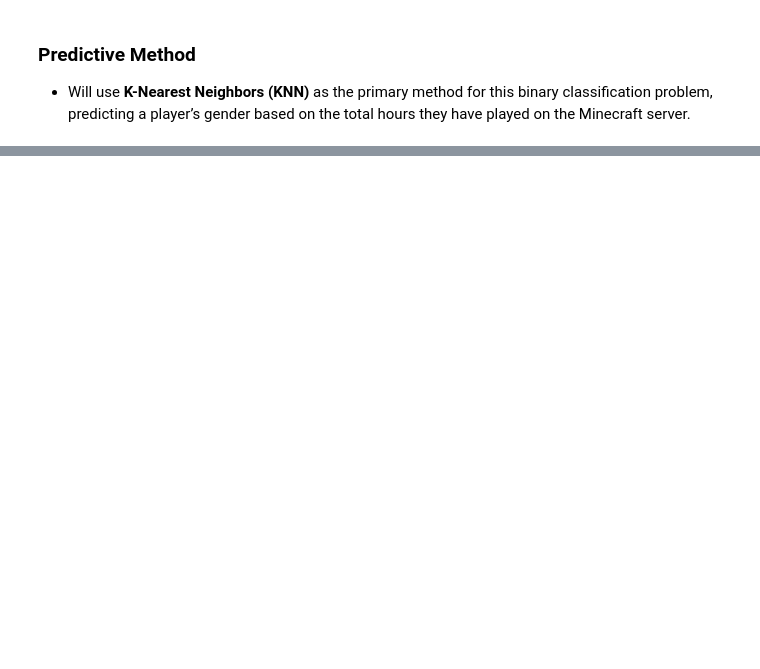
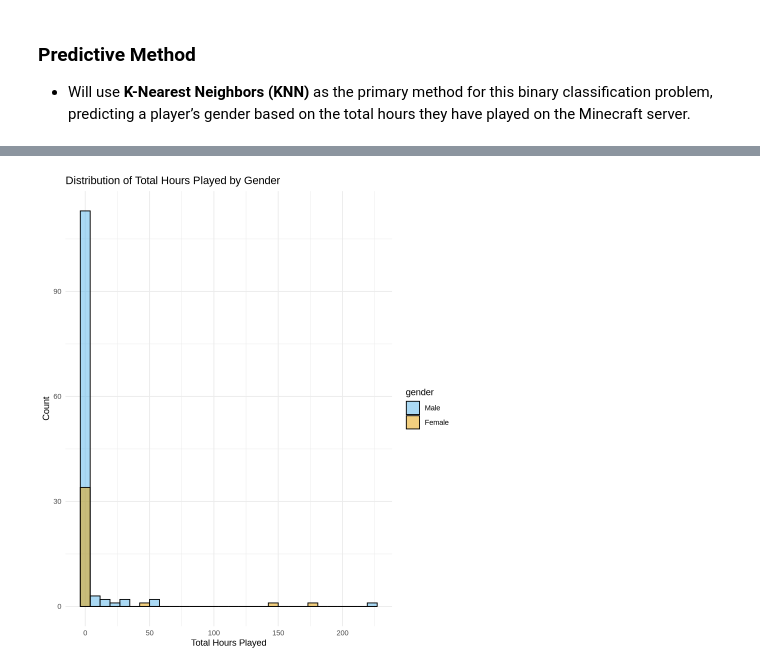
Before and after one commit to mandysui/DataScience100_Group_003_13_MandySui.ipynb, a Jupyter notebook: Group-003-13_Mandy.ipynb, the cells around one changed output, grey strips where cells are left out. Cells and saved outputs as stored; diff of their text form; code cells hidden in the pictures; blank space fills up the shorter version.

```diff
--- a/Group-003-13_Mandy.ipynb
+++ b/Group-003-13_Mandy.ipynb
@@ -87,0 +150,11 @@ Can we predict whether a player is male or female based on how many hours they s
+# %%
+played_hours_hist <- ggplot(players_filtered, aes(x = played_hours, fill = gender)) +
+  geom_histogram(position = "identity", alpha = 0.5, bins = 30, color = "black") +
+  scale_fill_manual(values = c("Male" = "#56B4E9", "Female" = "#E69F00")) +
+  labs(title = "Distribution of Total Hours Played by Gender",
+       x = "Total Hours Played",
+       y = "Count") +
+  theme_minimal()
+played_hours_hist
+# %% [output]
+[figure, added]
```
Also changed, not shown: parts of 9 cells of this notebook.
